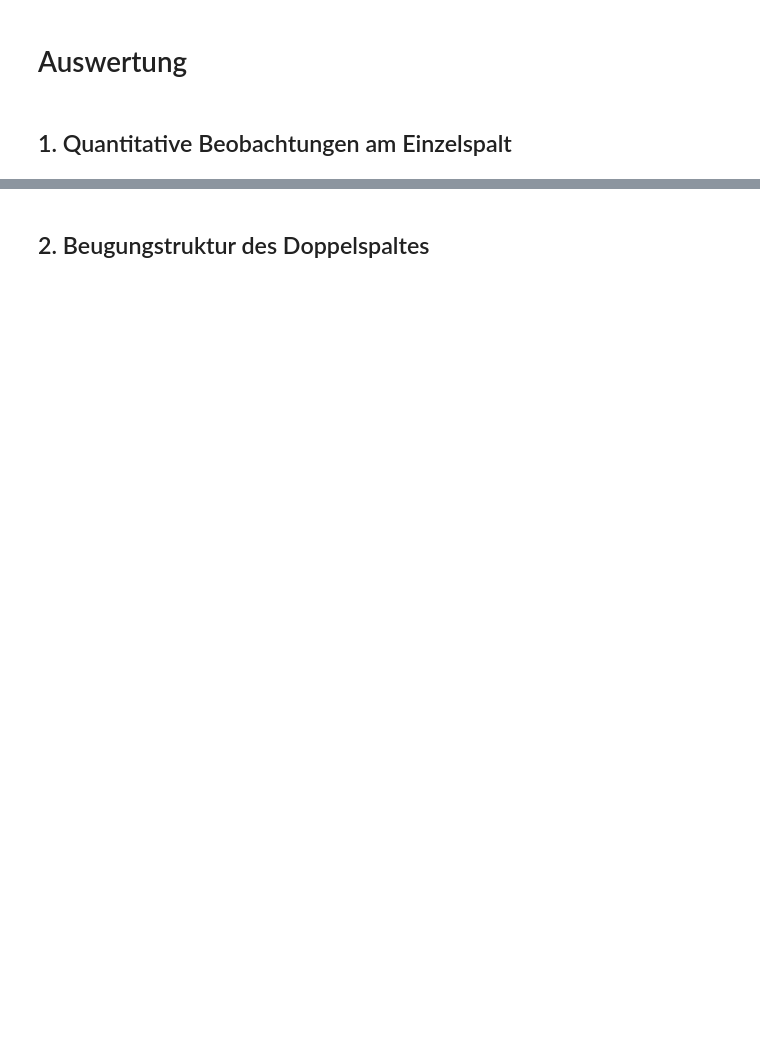
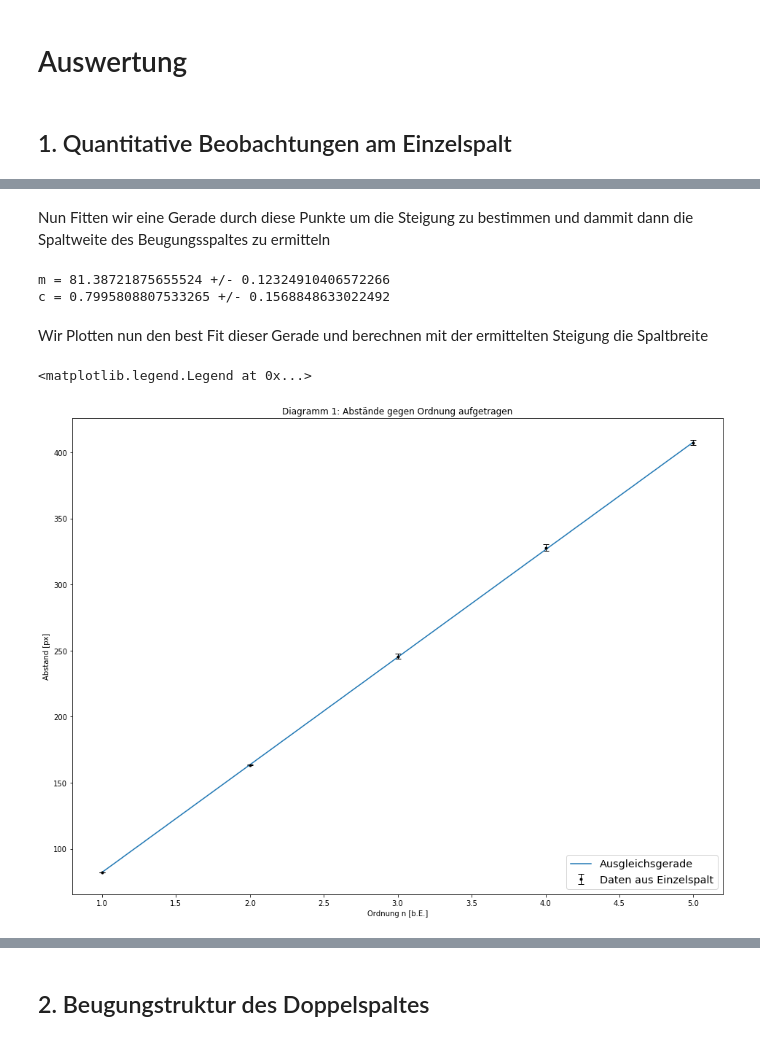
Before and after one commit to Meistermagier/PAP2, a Jupyter notebook: Experiment233/Experiment_233.ipynb, the cells around one changed output, grey strips where cells are left out. Drawn from its saved outputs; the diff is of its cells as text; code cells hidden in the pictures; blank space fills up the shorter version.

```diff
--- a/Experiment233/Experiment_233.ipynb
+++ b/Experiment233/Experiment_233.ipynb
@@ -16,0 +47,25 @@ wobei die mit * bezeichnete Werte aus der Messung indem der 0. Ordnungs Maximum
+# %% [markdown]
+Nun Fitten wir eine Gerade durch diese Punkte um die Steigung zu bestimmen und dammit dann die Spaltweite des Beugungsspaltes zu ermitteln
+# %%
+from scipy.optimize import curve_fit
+def gerade(x,m,c):
+    return x*m+c
+popt,pcov = curve_fit(gerade,x,y,sigma = Errors_Abstaende)
+print("m =", popt[0], "+/-", pcov[0,0]**0.5)
+print("c =", popt[1], "+/-", pcov[1,1]**0.5)5
+# %% [output]
+m = 81.38721875655524 +/- 0.12324910406572266
+c = 0.7995808807533265 +/- 0.1568848633022492
+# %% [markdown]
+Wir Plotten nun den best Fit dieser Gerade und berechnen mit der ermittelten Steigung die Spaltbreite
+# %%
+plt.figure(figsize = (16,12))
+plt.ylabel("Abstand [px]")
+plt.xlabel("Ordnung n [b.E.]")
+plt.title("Diagramm 1: Abstände gegen Ordnung aufgetragen")
+plt.errorbar(x,y ,yerr = Errors_Abstaende,fmt =".k", elinewidth=1,capsize =4,label="Daten aus Einzelspalt")
+plt.plot(x,gerade(x,popt[0],popt[1]),label="Ausgleichsgerade")
+plt.legend(loc = 4, fontsize ="x-large")
+# %% [output]
+<matplotlib.legend.Legend at 0x...>
+[figure, added]
```
Also changed, not shown: parts of 14 cells of this notebook.
